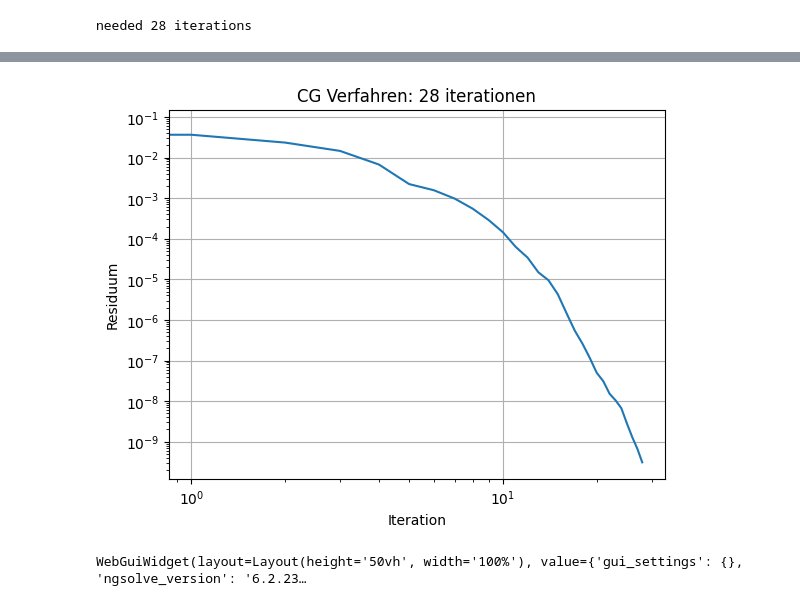
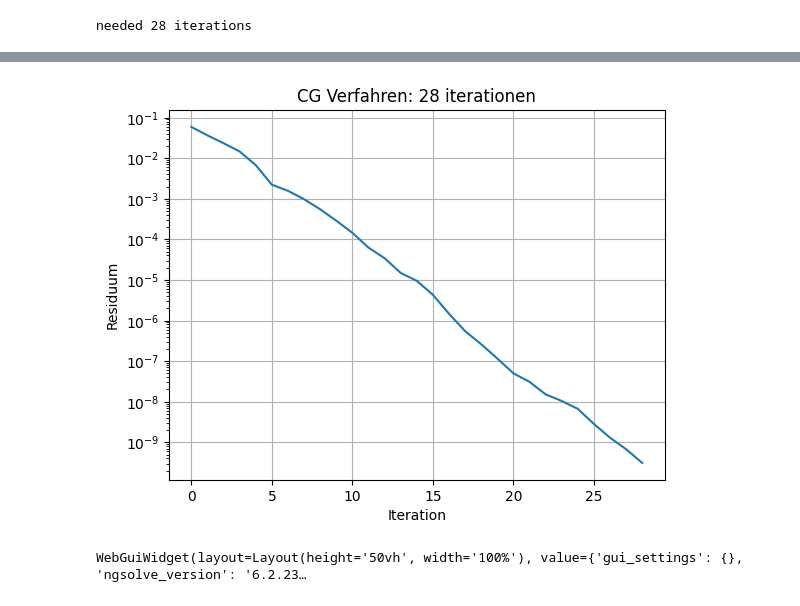
Before and after one commit to omerasipi/HanaScriptos, a Jupyter notebook: NumerikPDE/CGVerfahren.ipynb, the cells around one changed output, grey strips where cells are left out. Drawn from its saved outputs; the diff is of its cells as text; code cells hidden in the pictures.

```diff
--- a/NumerikPDE/CGVerfahren.ipynb
+++ b/NumerikPDE/CGVerfahren.ipynb
@@ -141,15 +141,16 @@ from numpy.linalg import norm
 Diskretierung der schwachen Gleichung mit FEM 1. Ordnung:
 # %%
 mesh = Mesh(unit_square.GenerateMesh(maxh=0.1))
-fes = H1(mesh, order=1, dirichlet='bottom|right|top|left')
-u,v = fes.TnT()
+V = H1(mesh, order=1, dirichlet='bottom|right|top|left')
+u = V.TrialFunction()
+v = V.TestFunction()
 a = BilinearForm(grad(u)*grad(v)*dx+10*u*v*dx).Assemble()
 f = LinearForm(1*v*dx).Assemble()
-gfu = GridFunction(fes)
+gfu = GridFunction(V)
 # %% [markdown]
 Die Reduktion der Freiheitsgrade können wir in dem Fall direkt im Vorkonditionierer einbauen:
 # %%
-pre = a.mat.CreateSmoother(freedofs = fes.FreeDofs())
+pre = a.mat.CreateSmoother(freedofs = V.FreeDofs())
 # %% [markdown]
 Damit folgt für das CG-Verfahren:
 # %%
@@ -201,16 +202,16 @@ print ("needed", its, "iterations")
 needed 28 iterations
 # %%
 fig, ax = plt.subplots()
-ax.loglog(errs)
+ax.semilogy(errs)
 ax.grid()
 ax.set_title('CG Verfahren: '+str(its)+' iterationen')
 ax.set_xlabel('Iteration')
 ax.set_ylabel('Residuum')
 #plt.savefig('FEM_CGVerfahren_fig.png')
 glue("FEM_CGVerfahren_fig", fig, display=False)
 # %% [output]
 [interactive output not drawn]
-[figure, old version]
+[figure, new version]
 # %%
 Draw(gfu,mesh,'u');
 # %% [output]
```
Also changed, not shown: parts of 11 cells of this notebook, 16 other files.
